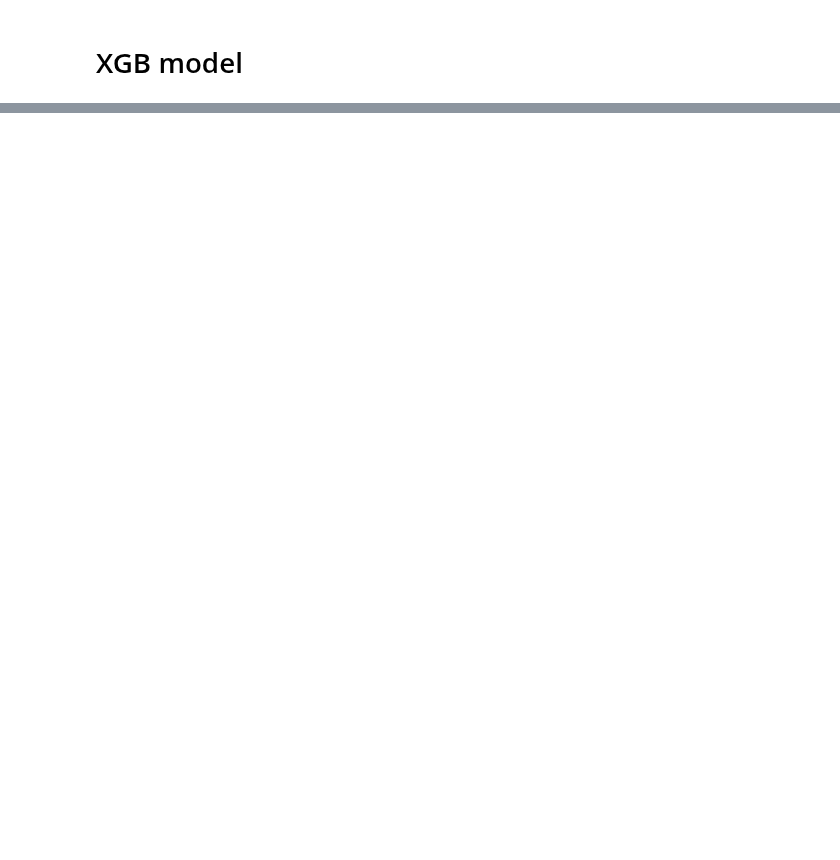
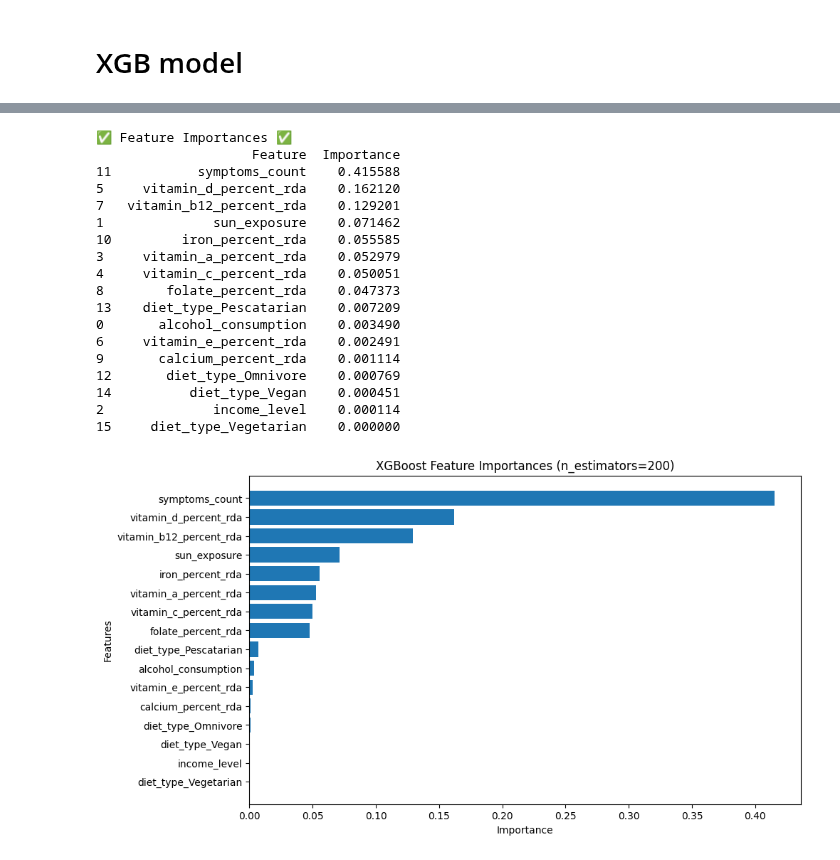
Before and after one commit to AhmedGamall-1/vitamins_classification_models, a Jupyter notebook: milestone 3.ipynb, the cells around one changed output, grey strips where cells are left out. Cells and saved outputs as stored; diff of their text form; code cells hidden in the pictures; blank space fills up the shorter version.

```diff
--- a/milestone 3.ipynb
+++ b/milestone 3.ipynb
@@ -296,4 +246,4 @@ df.to_csv("preprocessed_data.csv", index=False)
 df = pd.read_csv("preprocessed_data.csv")
 X = df.drop(columns=["disease_diagnosis"])
 y = df["disease_diagnosis"]
-x_train, x_test, y_train, y_test = train_test_split(X,y,test_size=0.2, random_state=42)
+x_train, x_test, y_train, y_test = train_test_split(X,y,test_size=0.2, random_state=42,stratify=y)
@@ -300,3 +281,20 @@ x_train, x_test, y_train, y_test = train_test_split(X,y,test_size=0.2, random_st
+# %%
+scale = StandardScaler()
+
+cols_3 = [
+    "vitamin_b12_percent_rda",
+    "vitamin_e_percent_rda",
+    "vitamin_d_percent_rda",
+    "vitamin_c_percent_rda",
+    "vitamin_a_percent_rda",
+    "folate_percent_rda",
+    "iron_percent_rda",
+    "calcium_percent_rda"
+]
+
+x_train[cols_3] = scale.fit_transform(x_train[cols_3])
+
+x_test[cols_3] = scale.transform(x_test[cols_3])
 # %% [markdown]
 # decision tree
 # %%
@@ -399,0 +398,49 @@ accuracy_score: 99.42857142857143
+# %%
+importance_df = pd.DataFrame({
+    'Feature': X.columns,
+    'Importance': xgb.feature_importances_
+})
+
+importance_df = importance_df.sort_values(
+    by='Importance',
+    ascending=False
+)
+
+print("\n✅ Feature Importances ✅")
+print(importance_df)
+
+plt.figure(figsize=(10,6))
+
+plt.barh(
+    importance_df['Feature'],
+    importance_df['Importance']
+)
+
+plt.xlabel("Importance")
+plt.ylabel("Features")
+
+plt.title(f"XGBoost Feature Importances (n_estimators={n})")
+
+plt.gca().invert_yaxis()
+
+plt.show()
+# %% [output]
+✅ Feature Importances ✅
+                    Feature  Importance
+11           symptoms_count    0.415588
+5     vitamin_d_percent_rda    0.162120
+7   vitamin_b12_percent_rda    0.129201
+1              sun_exposure    0.071462
+10         iron_percent_rda    0.055585
+3     vitamin_a_percent_rda    0.052979
+4     vitamin_c_percent_rda    0.050051
+8        folate_percent_rda    0.047373
+13    diet_type_Pescatarian    0.007209
+0       alcohol_consumption    0.003490
+6     vitamin_e_percent_rda    0.002491
+9       calcium_percent_rda    0.001114
+12       diet_type_Omnivore    0.000769
+14          diet_type_Vegan    0.000451
+2              income_level    0.000114
+15     diet_type_Vegetarian    0.000000
+[figure, added]
```
Also changed, not shown: parts of 40 cells of this notebook, 6 other files.
